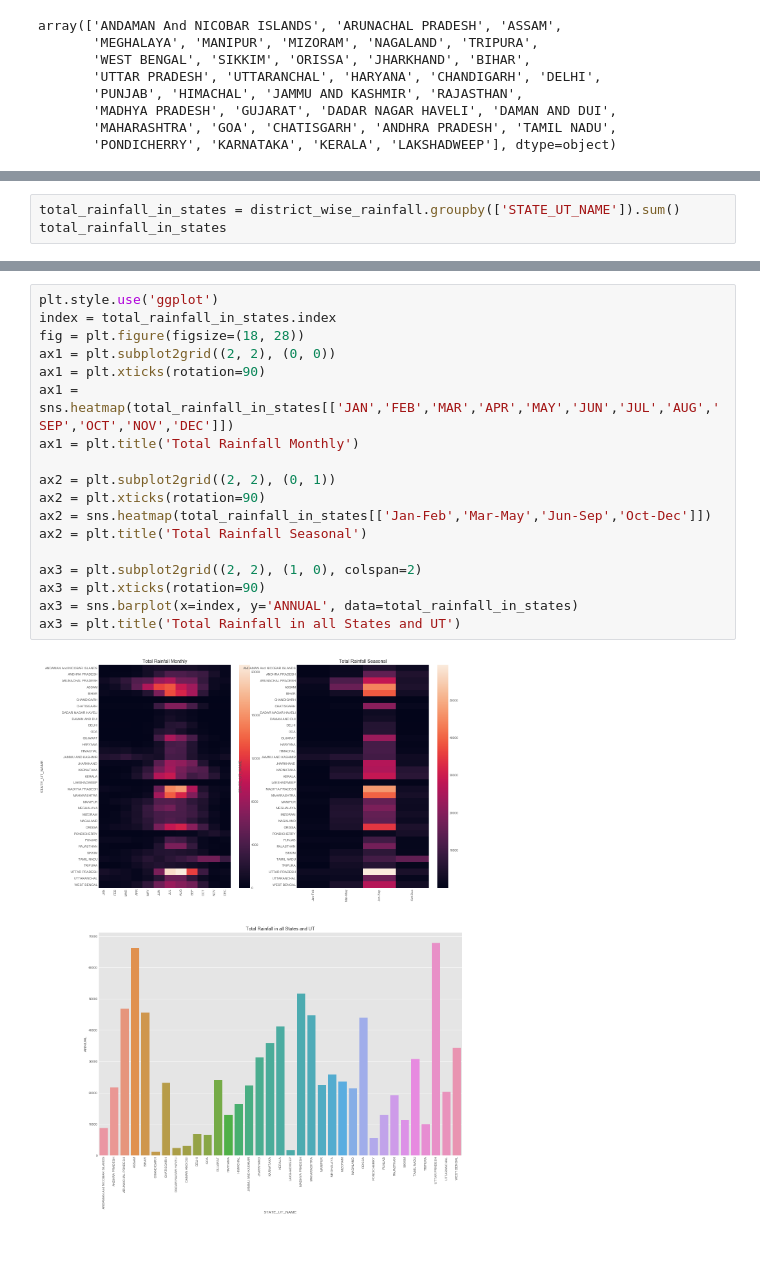
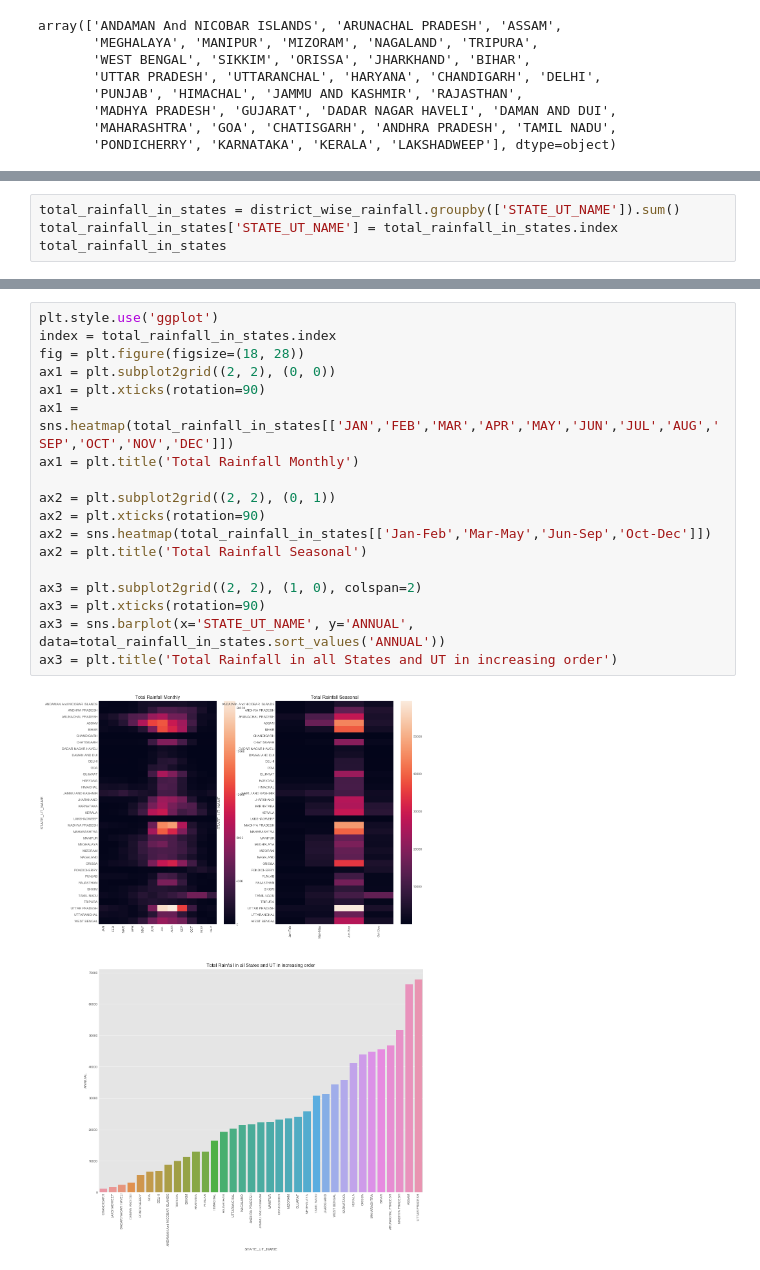
Before and after one commit to saxenakrati09/Indian_Rainfall, a Jupyter notebook: Indian Rainfall.ipynb, the cells around one changed output, grey strips where cells are left out. Saved outputs shown, nothing was run; the diff lists cells and outputs as text; blank space fills up the shorter version.

```diff
--- a/Indian Rainfall.ipynb
+++ b/Indian Rainfall.ipynb
@@ -151,5 +151,6 @@ ax = sns.barplot(x='STATE_UT_NAME', y='ANNUAL', data=district_wise_rainfall)
 # %%
 total_rainfall_in_states = district_wise_rainfall.groupby(['STATE_UT_NAME']).sum()
+total_rainfall_in_states['STATE_UT_NAME'] = total_rainfall_in_states.index
 total_rainfall_in_states
 # %% [output]
 |  | JAN | FEB | MAR | APR | MAY | JUN | JUL | AUG | SEP | OCT | ... |
@@ -173,23 +174,23 @@ total_rainfall_in_states
 # %%
 plt.style.use('ggplot')
 index = total_rainfall_in_states.index
 fig = plt.figure(figsize=(18, 28))
 ax1 = plt.subplot2grid((2, 2), (0, 0))
 ax1 = plt.xticks(rotation=90)
 ax1 = sns.heatmap(total_rainfall_in_states[['JAN','FEB','MAR','APR','MAY','JUN','JUL','AUG','SEP','OCT','NOV','DEC']])
 ax1 = plt.title('Total Rainfall Monthly')
 
 ax2 = plt.subplot2grid((2, 2), (0, 1))
 ax2 = plt.xticks(rotation=90)
 ax2 = sns.heatmap(total_rainfall_in_states[['Jan-Feb','Mar-May','Jun-Sep','Oct-Dec']])
 ax2 = plt.title('Total Rainfall Seasonal')
 
 ax3 = plt.subplot2grid((2, 2), (1, 0), colspan=2)
 ax3 = plt.xticks(rotation=90)
-ax3 = sns.barplot(x=index, y='ANNUAL', data=total_rainfall_in_states)
-ax3 = plt.title('Total Rainfall in all States and UT')
+ax3 = sns.barplot(x='STATE_UT_NAME', y='ANNUAL', data=total_rainfall_in_states.sort_values('ANNUAL'))
+ax3 = plt.title('Total Rainfall in all States and UT in increasing order')
 # %% [output]
-[figure, old version]
+[figure, new version]
 # %%
 yearly_rainfall = india_rainfall.groupby(['YEAR']).sum()
 yearly_rainfall['rise_fall'] = np.where(yearly_rainfall['ANNUAL'] > yearly_rainfall['ANNUAL'].shift(1), "Rise", "Fall")
```
Also changed, not shown: parts of 11 cells of this notebook.
